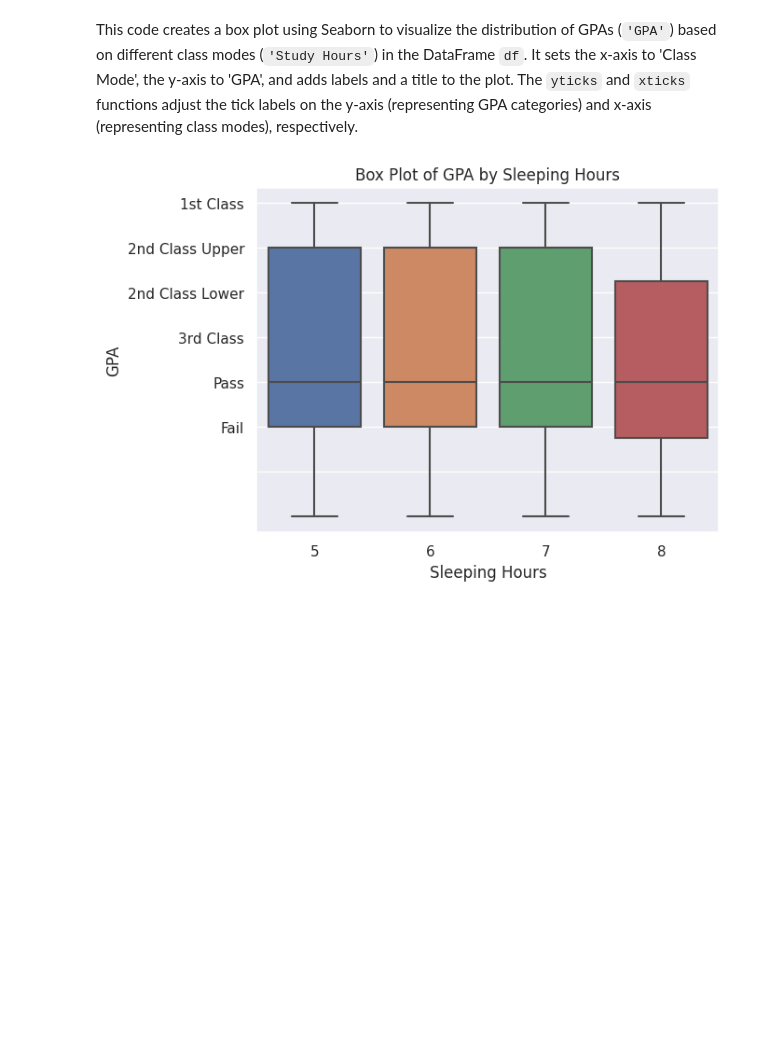
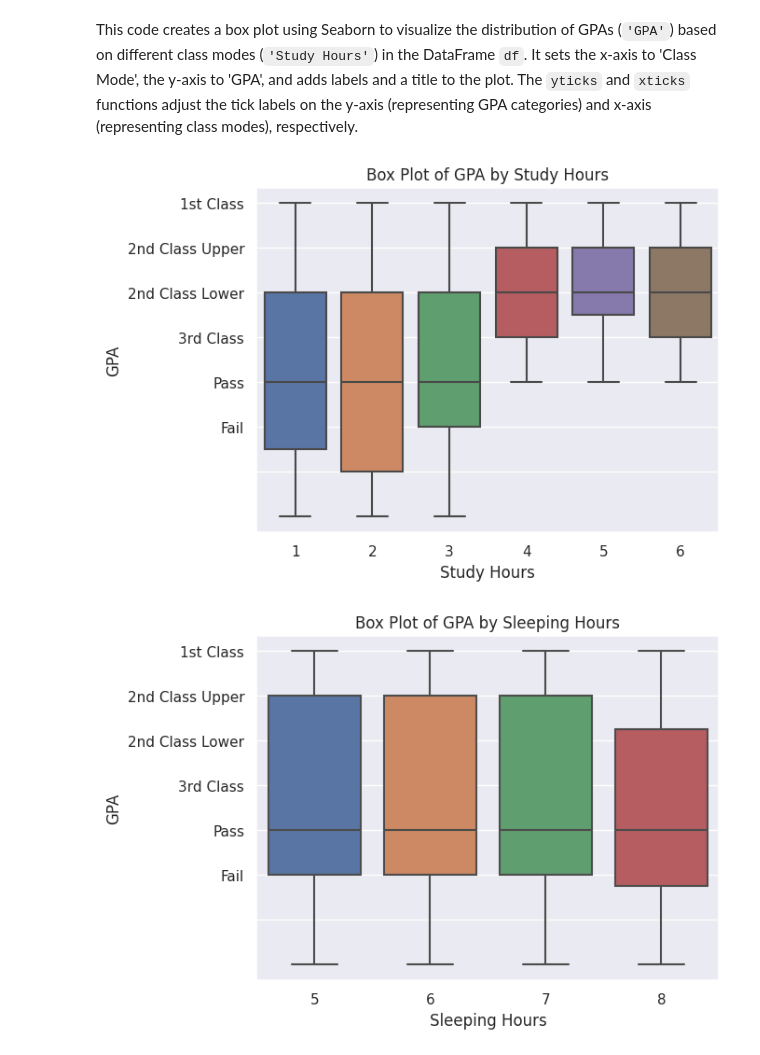
Before and after one commit to Ofori416/Student.PredictionModel, a Jupyter notebook: Student_Prediction.ipynb, the cells around one changed output. Cells and saved outputs as stored; diff of their text form; code cells hidden in the pictures; blank space fills up the shorter version.

```diff
--- a/Student_Prediction.ipynb
+++ b/Student_Prediction.ipynb
@@ -226,6 +226,18 @@ plt.xticks([0, 1], ['LMS', 'Classroom'])
 [figure]
 # %% [markdown]
 This code creates a box plot using Seaborn to visualize the distribution of GPAs (`'GPA'`) based on different class modes (`'Study Hours'`) in the DataFrame `df`. It sets the x-axis to 'Class Mode', the y-axis to 'GPA', and adds labels and a title to the plot. The `yticks` and `xticks` functions adjust the tick labels on the y-axis (representing GPA categories) and x-axis (representing class modes), respectively.
+# %%
+sns.boxplot(x='Study Hour', y='GPA', data=df)
+plt.xlabel('Study Hours')
+plt.ylabel('GPA')
+plt.title('Box Plot of GPA by Study Hours')
+
+plt.yticks([7, 6, 5, 4, 3, 2, 1], ['1st Class', '2nd Class Upper', '2nd Class Lower', '3rd Class', 'Pass', 'Fail', ''])
+
+# Display the plot
+plt.show()
+# %% [output]
+[figure, added]
 # %%
 sns.boxplot(x='Sleeping Hours', y='GPA', data=df)
 plt.xlabel('Sleeping Hours')
```
Also changed, not shown: parts of 1 cell of this notebook.
